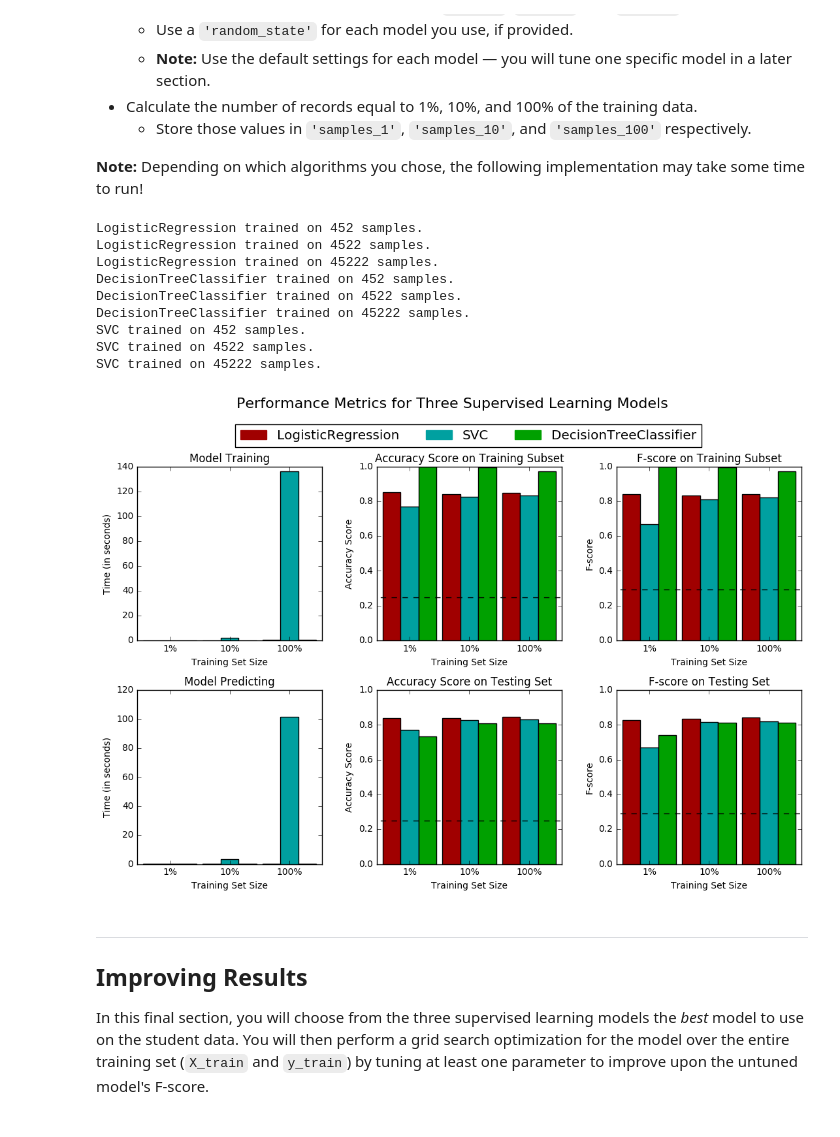
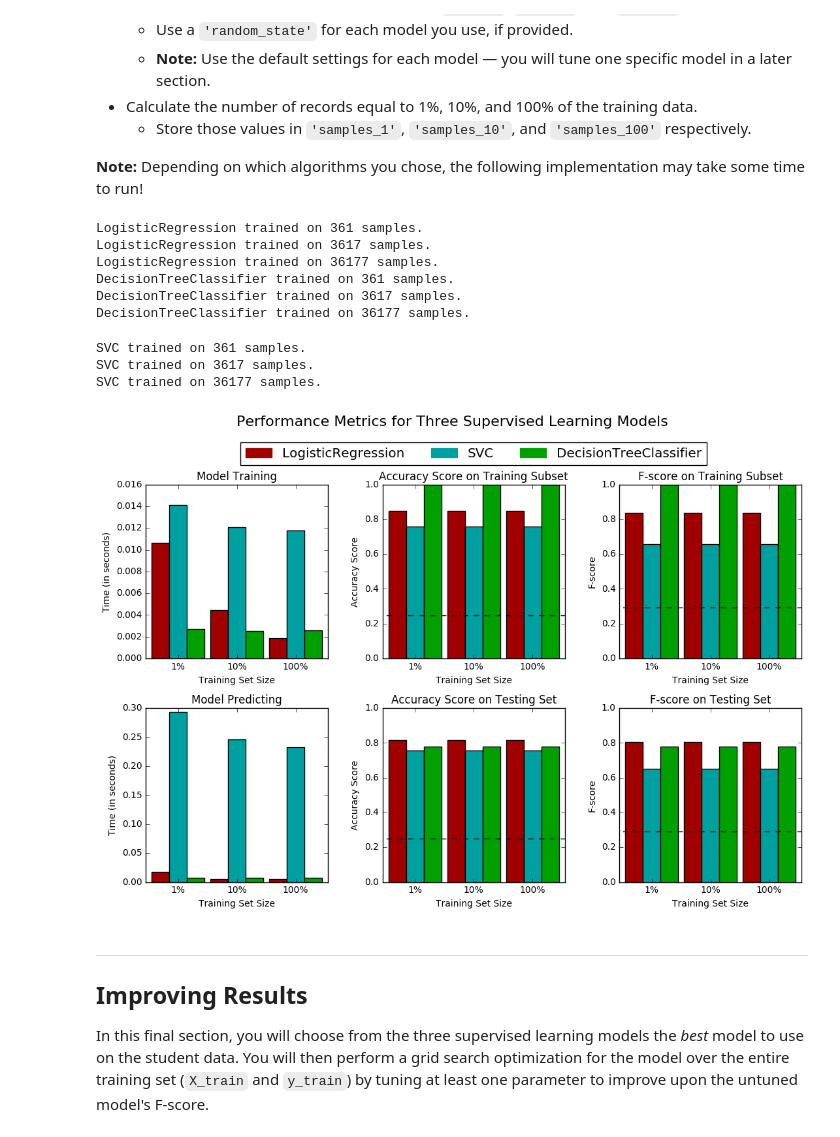
Before and after one commit to SashimiFish/Udacity, a Jupyter notebook: finding_donors/finding_donors.ipynb, the cells around one changed output. Cells and saved outputs as stored; diff of their text form; code cells hidden in the pictures.

```diff
--- a/finding_donors/finding_donors.ipynb
+++ b/finding_donors/finding_donors.ipynb
@@ -276,7 +276,7 @@ def train_predict(learner, sample_size, X_train, y_train, X_test, y_test):
 
     # TODO: Fit the learner to the training data using slicing with 'sample_size'
     start = time() # Get start time
-    learner.fit(X_train[:sample_size],y_train.iloc[:sample_size,[0]])
+    learner.fit(X_train[:300],y_train.iloc[:300,[0]])
     end = time() # Get end time
 
     # TODO: Calculate the training time
@@ -285,24 +285,24 @@ def train_predict(learner, sample_size, X_train, y_train, X_test, y_test):
     # TODO: Get the predictions on the test set,
     #       then get predictions on the first 300 training samples
     start = time() # Get start time
-    predictions_test = learner.predict(X_test[:sample_size])
-    predictions_train = learner.predict(X_train[:sample_size])
+    predictions_test = learner.predict(X_test)
+    predictions_train = learner.predict(X_train[:300])
     end = time() # Get end time
 
     # TODO: Calculate the total prediction time
     results['pred_time'] = end - start
 
     # TODO: Compute accuracy on the first 300 training samples
-    results['acc_train'] = accuracy_score(y_train.iloc[:sample_size,[0]], predictions_train[:sample_size])
+    results['acc_train'] = accuracy_score(y_train.iloc[:300,[0]], predictions_train)
 
     # TODO: Compute accuracy on test set
-    results['acc_test'] = accuracy_score(y_test.iloc[:sample_size,[0]], predictions_test)
+    results['acc_test'] = accuracy_score(y_test.ix[:,0], predictions_test)
 
     # TODO: Compute F-score on the the first 300 training samples
-    results['f_train'] = f1_score(y_train.iloc[:sample_size,[0]], predictions_train, average='weighted')
+    results['f_train'] = f1_score(y_train.iloc[:300,[0]], predictions_train, average='weighted')
 
     # TODO: Compute F-score on the test set
-    results['f_test'] = f1_score(y_test.iloc[:sample_size,[0]], predictions_test,average='weighted')
+    results['f_train'] = fbeta_score(y_train.iloc[:300,[0]],predictions_train,beta=.5)
 
     # Success
     print "{} trained on {} samples.".format(learner.__class__.__name__, sample_size)
@@ -333,43 +332,43 @@ In the code cell, you will need to implement the following:
 # %%
 # TODO: Import the three supervised learning models from sklearn
 from sklearn import linear_model
 from sklearn.neighbors import NearestNeighbors
 from sklearn import svm
 
-oneper = n_records*0.01
+oneper = len(y_train)*0.01
 
 # TODO: Initialize the three models
 clf_A = linear_model.LogisticRegression(random_state=1)
 clf_B = tree.DecisionTreeClassifier(random_state=1)
 clf_C = svm.SVC(random_state=1)
 
 # TODO: Calculate the number of samples for 1%, 10%, and 100% of the training data
-samples_1 = int(n_records*0.01)
-samples_10 = int(n_records*0.1)
-samples_100 = n_records
+samples_1 = int(len(y_train)*0.01)
+samples_10 = int(len(y_train)*0.1)
+samples_100 = len(y_train)
 
 # Collect results on the learners
 results = {}
 for clf in [clf_A, clf_B, clf_C]:
     clf_name = clf.__class__.__name__
     results[clf_name] = {}
     for i, samples in enumerate([samples_1, samples_10, samples_100]):
         results[clf_name][i] = \
         train_predict(clf, samples, X_train, y_train, X_test, y_test)
 
 # Run metrics visualization for the three supervised learning models chosen
 vs.evaluate(results, accuracy, fscore)
 # %% [output]
-LogisticRegression trained on 452 samples.
-LogisticRegression trained on 4522 samples.
-LogisticRegression trained on 45222 samples.
-DecisionTreeClassifier trained on 452 samples.
-DecisionTreeClassifier trained on 4522 samples.
-DecisionTreeClassifier trained on 45222 samples.
-SVC trained on 452 samples.
-SVC trained on 4522 samples.
-SVC trained on 45222 samples.
+LogisticRegression trained on 361 samples.
+LogisticRegression trained on 3617 samples.
+LogisticRegression trained on 36177 samples.
+DecisionTreeClassifier trained on 361 samples.
+DecisionTreeClassifier trained on 3617 samples.
+DecisionTreeClassifier trained on 36177 samples.
+SVC trained on 361 samples.
+SVC trained on 3617 samples.
+SVC trained on 36177 samples.
-[figure, old version]
+[figure, new version]
 # %% [markdown]
 ----
 ## Improving Results
```
Also changed, not shown: parts of 11 cells of this notebook, 1 other file.
